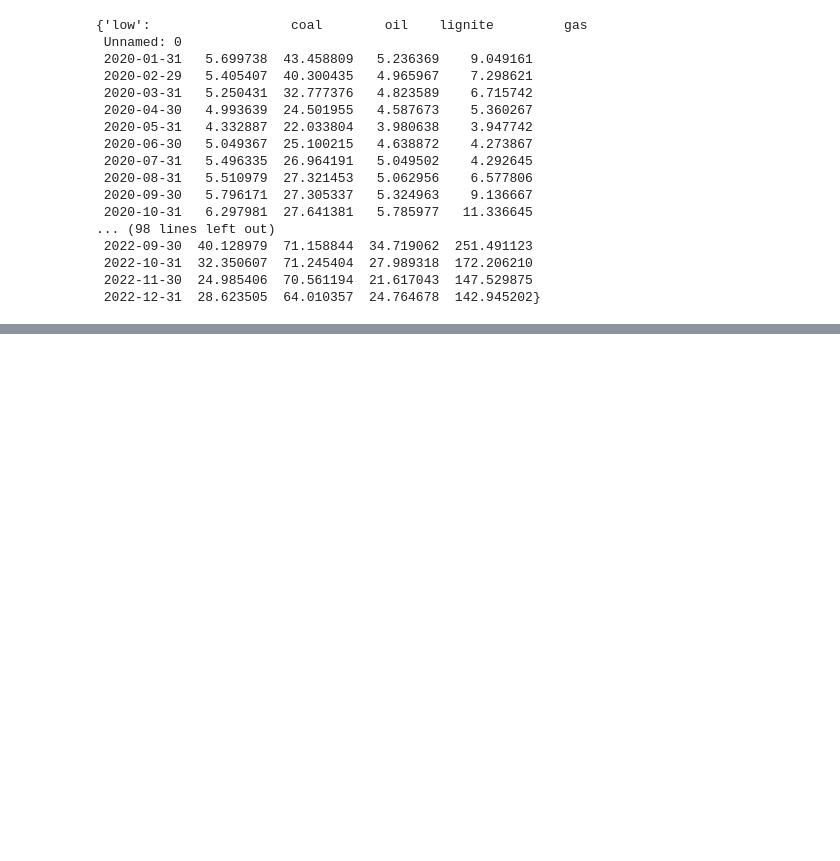
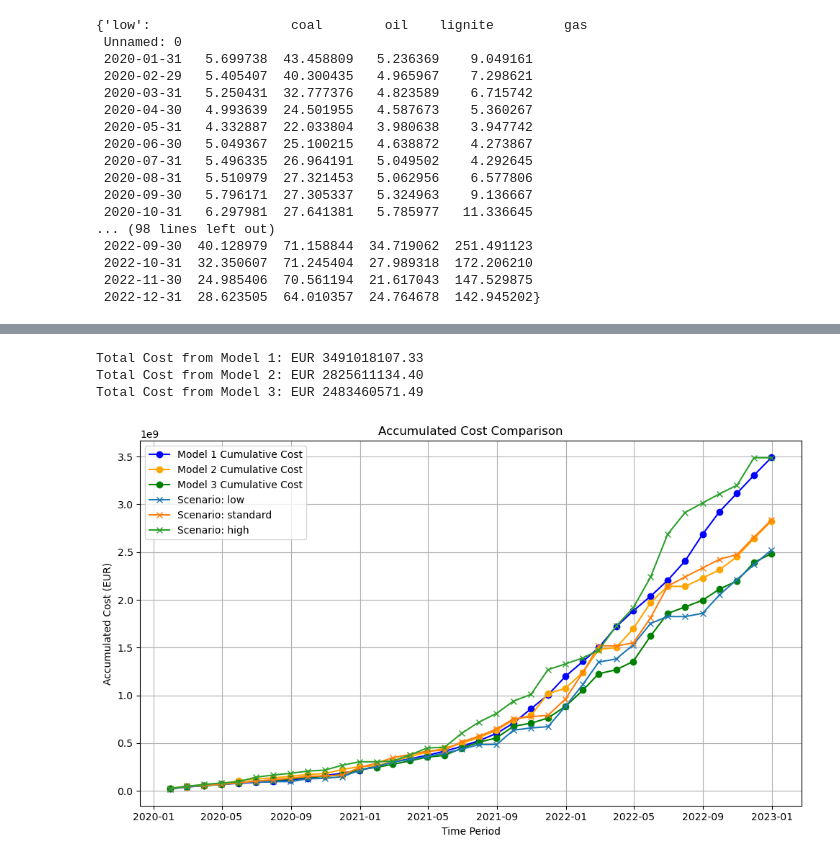
Before and after one commit to DTUbjsb/46750_g28_Assignment_2, a Jupyter notebook: src/main_model3.ipynb, the cells around one changed output, grey strips where cells are left out. Cells and saved outputs as stored; diff of their text form; code cells hidden in the pictures; blank space fills up the shorter version.

```diff
--- a/src/main_model3.ipynb
+++ b/src/main_model3.ipynb
@@ -834,0 +909,55 @@ KeyError: ('coal', 'bought')
+# %%
+model1_results_file = os.path.join(current_dir.parent, "results", "model1", "model1_results.csv")
+model1_results_df = pd.read_csv(model1_results_file)
+model1_total_cost = model1_results_df['Accumulated_Cost'].iloc[-1]
+print(f"Total Cost from Model 1: EUR {model1_total_cost:.2f}")
+
+
+model2_results_file = os.path.join(current_dir.parent, "results", "model2", "model2_results.csv")
+model2_results_df = pd.read_csv(model2_results_file)
+model2_total_cost = model2_results_df['Accumulated_Cost'].iloc[-1]
+
+print(f"Total Cost from Model 2: EUR {model2_total_cost:.2f}")
+
+
+model3_results_file = os.path.join(current_dir.parent, "results", "model3", "stochastic_expected_running_costs.csv")
+model3_results_df = pd.read_csv(model3_results_file)
+model3_total_cost = model3_results_df['Accumulated_Cost'].iloc[-1]
+
+print(f"Total Cost from Model 3: EUR {model3_total_cost:.2f}")
+
+
+plt.figure(figsize=(10, 6))
+plt.plot(demand_df.index, model1_results_df['Accumulated_Cost'], marker='o', label='Model 1 Cumulative Cost', color='blue')
+plt.plot(demand_df.index, model2_results_df['Accumulated_Cost'], marker='o', label='Model 2 Cumulative Cost', color='orange')
+plt.plot(demand_df.index, model3_results_df['Accumulated_Cost'], marker='o', label='Model 3 Cumulative Cost', color='green')
+
+
+for sname, sdf in scenario_dfs.items():
+    price_df = scenario_prices[sname]
+    per_period_cost = []
+    for t, ts in enumerate(periods):
+        cost_t = 0.0
+        for f in F:
+            qty = sdf.loc[ts, (f, 'bought')]
+            if pd.isna(qty):
+                qty = 0.0
+            p = price_df.loc[ts, f] if ts in price_df.index else price_df.iloc[t].get(f, 0.0)
+            if pd.isna(p):
+                p = 0.0
+            cost_t += float(qty) * float(p)
+        per_period_cost.append(cost_t)
+    plt.plot(periods, np.cumsum(per_period_cost), label=f'Scenario: {sname}', marker='x')
+
+plt.title('Accumulated Cost Comparison')
+plt.xlabel('Time Period')
+plt.ylabel('Accumulated Cost (EUR)')
+plt.legend()
+plt.grid()
+plt.tight_layout()
+plt.show()
+# %% [output]
+Total Cost from Model 1: EUR 3491018107.33
+Total Cost from Model 2: EUR 2825611134.40
+Total Cost from Model 3: EUR 2483460571.49
+[figure, added]
```
Also changed, not shown: parts of 7 cells of this notebook, 5 other files.
